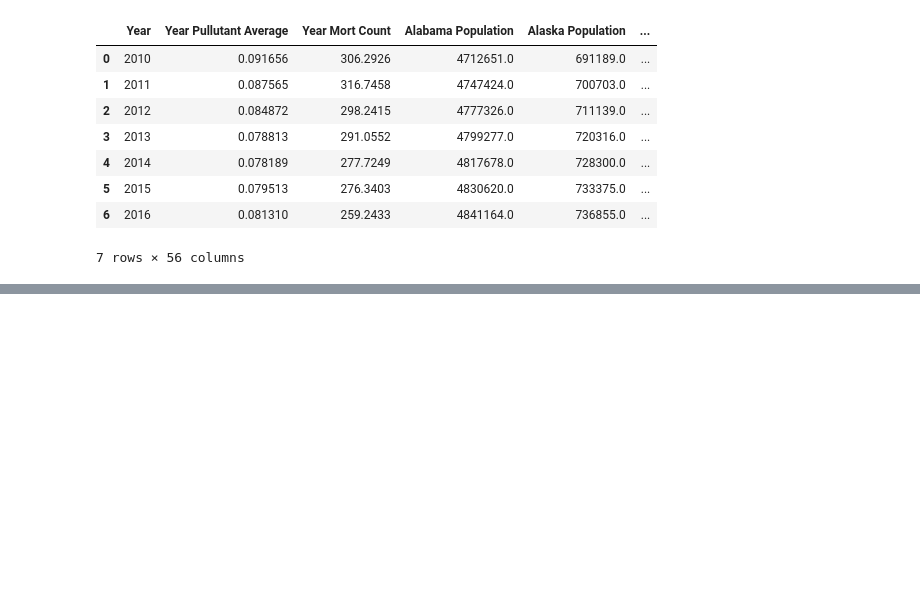
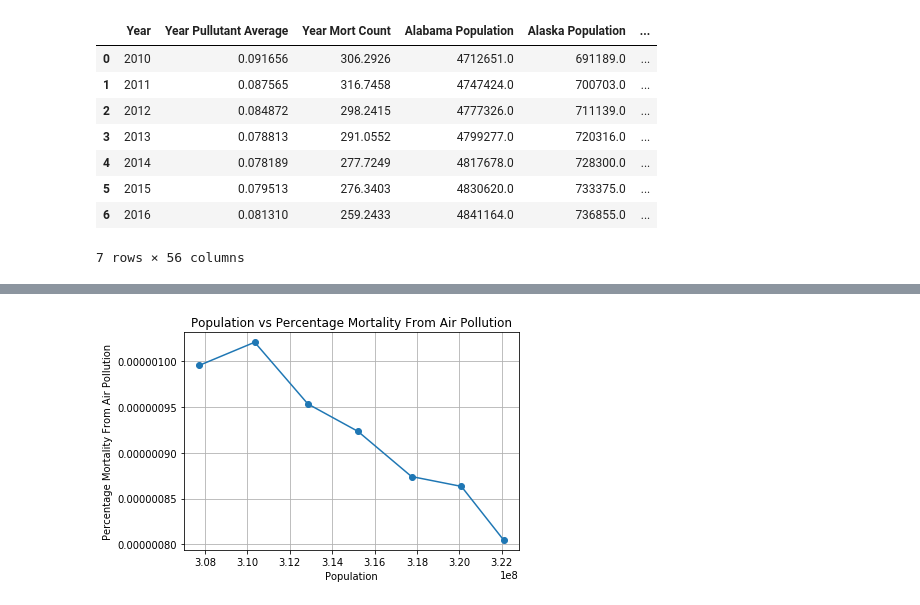
Before and after one commit to ulyssey28/Project-1-Data, a Jupyter notebook: Graph Code/Graph Codes.ipynb, the cells around one changed output, grey strips where cells are left out. Saved outputs shown, nothing was run; the diff lists cells and outputs as text; code cells hidden in the pictures; blank space fills up the shorter version.

```diff
--- a/Graph Code/Graph Codes.ipynb
+++ b/Graph Code/Graph Codes.ipynb
@@ -73,0 +92,11 @@ nState_Population_df
+# %%
+Mort_percentage = nState_Population_df['Year Mort Count'] / nState_Population_df['Total US Population Estimate']
+# %%
+plt.plot(nState_Population_df['Total US Population Estimate'], Mort_percentage, marker='o')
+plt.title("Population vs Percentage Mortality From Air Pollution")
+plt.xlabel("Population")
+plt.ylabel("Percentage Mortality From Air Pollution")
+plt.grid()
+#
+# %% [output]
+[figure, added]
```
Also changed, not shown: parts of 13 cells of this notebook, 1 other file.
